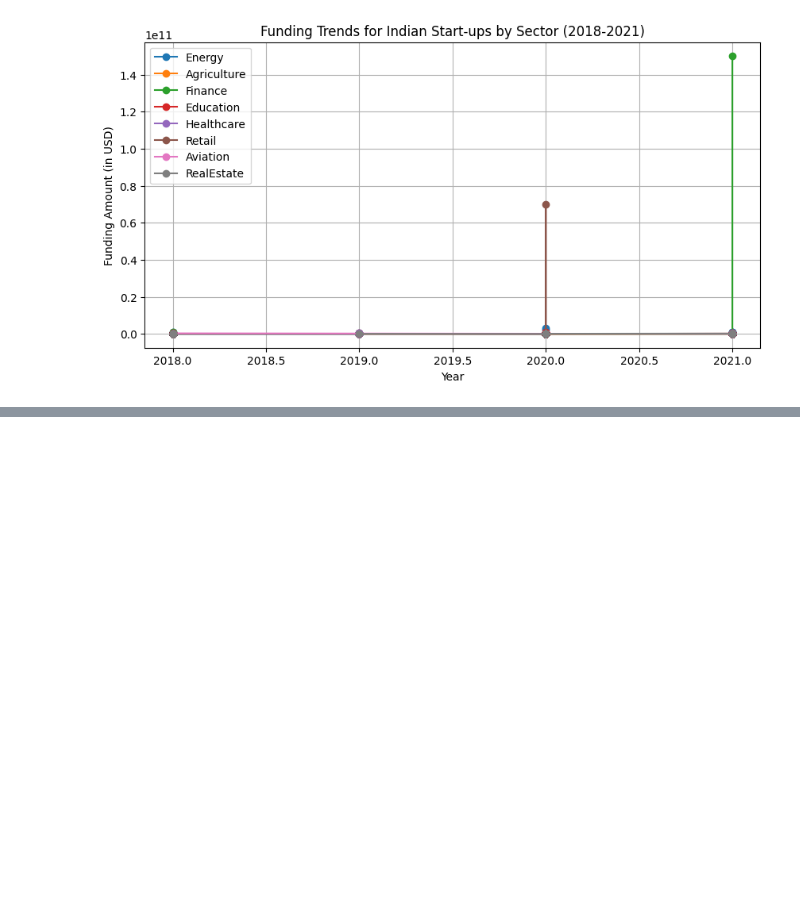
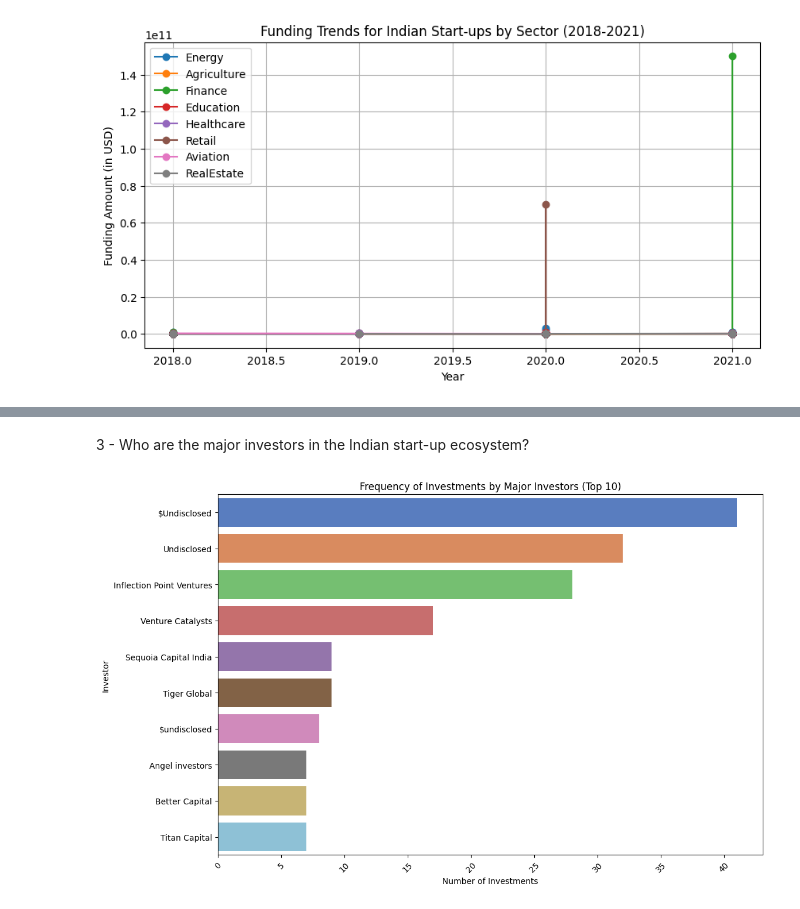
Before and after one commit to MoIdris/A-Data-Analytics-Project, a Jupyter notebook: Indian_Start-up.ipynb, the cells around one changed output, grey strips where cells are left out. Cells and saved outputs as stored; diff of their text form; code cells hidden in the pictures; blank space fills up the shorter version.

```diff
--- a/Indian_Start-up.ipynb
+++ b/Indian_Start-up.ipynb
@@ -1426,0 +1471,13 @@ plt.show()
+# %% [markdown]
+3 - Who are the major investors in the Indian start-up ecosystem?
+# %%
+# Plotting the frequency of investments by investor
+plt.figure(figsize=(12, 8))
+sns.countplot(y='Investor', data=df, order=df['Investor'].value_counts().index[:10], palette='muted')
+plt.title('Frequency of Investments by Major Investors (Top 10)')
+plt.xlabel('Number of Investments')
+plt.ylabel('Investor')
+plt.xticks(rotation=45)
+plt.show()
+# %% [output]
+[figure, added]
```
Also changed, not shown: parts of 12 cells of this notebook.
